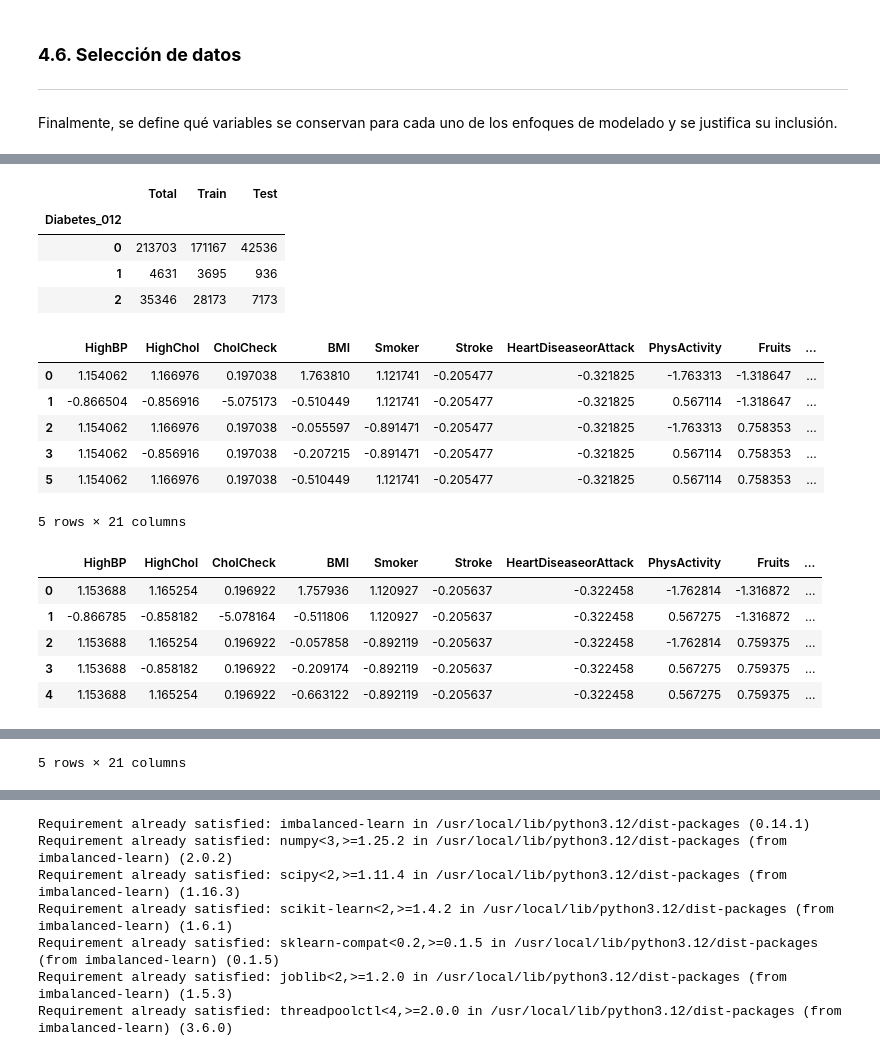
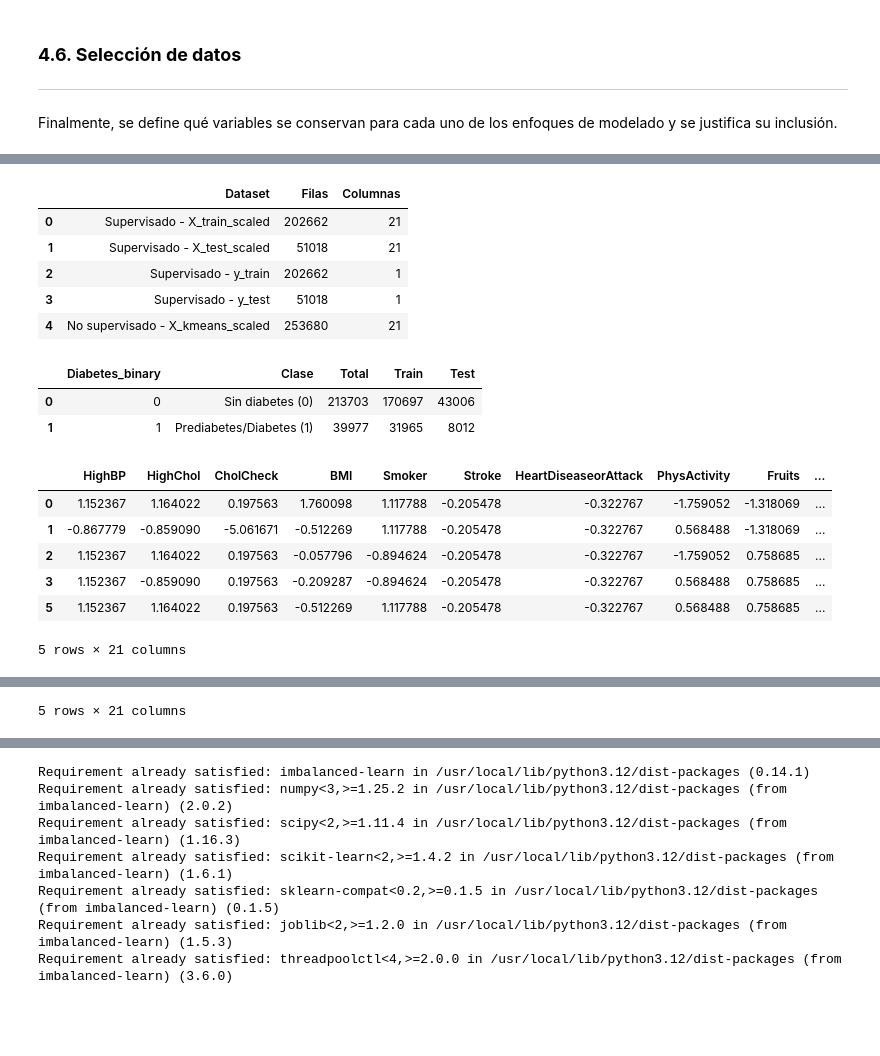
Before and after one commit to Locotin/diplomado-mlds, a Jupyter notebook: Proyecto/M2U4_fase_3_Preparación_de_los_datos.ipynb, the cells around one changed output, grey strips where cells are left out. Drawn from its saved outputs; the diff is of its cells as text; code cells hidden in the pictures; blank space fills up the shorter version.

```diff
--- a/Proyecto/M2U4_fase_3_Preparación_de_los_datos.ipynb
+++ b/Proyecto/M2U4_fase_3_Preparación_de_los_datos.ipynb
@@ -958,7 +958,19 @@ Con base en la inspección realizada, el conjunto no presenta evidencia de corru
 Finalmente, se define qué variables se conservan para cada uno de los enfoques de modelado y se justifica su inclusión.
 # %%
 target_column = "Diabetes_012"
-feature_columns = [column for column in prepared_df.columns if column != target_column]
+supervised_target_column = "Diabetes_binary"
+supervised_target_mapping = {0: 0, 1: 1, 2: 1}
+binary_class_ids = [0, 1]
+binary_class_labels = ["Sin diabetes (0)", "Prediabetes/Diabetes (1)"]
+
+prepared_df[supervised_target_column] = (
+    prepared_df[target_column].replace(supervised_target_mapping).astype(int)
+)
+
+feature_columns = [
+    column for column in prepared_df.columns
+    if column not in [target_column, supervised_target_column]
+]
 
 binary_feature_columns = [column for column in binary_columns if column in feature_columns]
 ordinal_feature_columns = [column for column in ["GenHlth", "Age", "Education", "Income"] if column in feature_columns]
@@ -966,7 +978,8 @@ count_feature_columns = [column for column in ["BMI", "MentHlth", "PhysHlth"] if
 
 selection_summary = pd.DataFrame(
     [
-        {"Grupo": "Objetivo", "Variables": ", ".join([target_column]), "Uso supervisado": "Variable objetivo", "Uso K-means": "Se excluye"},
+        {"Grupo": "Objetivo original", "Variables": target_column, "Uso supervisado": "Referencia para la fusión", "Uso K-means": "Se excluye"},
+        {"Grupo": "Objetivo supervisado", "Variables": supervised_target_column, "Uso supervisado": "Variable objetivo binaria", "Uso K-means": "Se excluye"},
         {"Grupo": "Binarias", "Variables": ", ".join(binary_feature_columns), "Uso supervisado": "Se incluyen", "Uso K-means": "Se incluyen"},
         {"Grupo": "Ordinales", "Variables": ", ".join(ordinal_feature_columns), "Uso supervisado": "Se incluyen", "Uso K-means": "Se incluyen"},
         {"Grupo": "Conteo / magnitud", "Variables": ", ".join(count_feature_columns), "Uso supervisado": "Se incluyen", "Uso K-means": "Se incluyen"},
@@ -979,12 +992,14 @@ selection_size_summary = pd.DataFrame(
             "Registros disponibles para modelado",
             "Variables predictoras",
             "Variables en el problema supervisado",
+            "Clases del problema supervisado",
             "Variables en el problema no supervisado",
         ],
         "Valor": [
             len(prepared_df),
             len(feature_columns),
             len(feature_columns) + 1,
+            len(binary_class_ids),
             len(feature_columns),
         ],
     }
@@ -1024,7 +1041,7 @@ prepared_with_groups["duplicate_group_id"] = (
 )
 
 X_supervised = prepared_with_groups[feature_columns].copy()
-y_supervised = prepared_with_groups[target_column].astype(int).copy()
+y_supervised = prepared_with_groups[supervised_target_column].astype(int).copy()
 duplicate_groups = prepared_with_groups["duplicate_group_id"].copy()
 
 group_splitter = StratifiedGroupKFold(n_splits=5, shuffle=True, random_state=42)
@@ -1053,15 +1070,21 @@ X_test_scaled = pd.DataFrame(
     index=X_test.index,
 )
 
-y_train_onehot = pd.get_dummies(y_train).reindex(columns=[0, 1, 2], fill_value=0)
-y_test_onehot = pd.get_dummies(y_test).reindex(columns=[0, 1, 2], fill_value=0)
-
 X_unsupervised = prepared_df[feature_columns].copy()
 kmeans_scaler = StandardScaler()
 X_kmeans_scaled = pd.DataFrame(
     kmeans_scaler.fit_transform(X_unsupervised),
     columns=feature_columns,
     index=X_unsupervised.index,
+)
+
+target_merge_summary = (
+    prepared_with_groups.groupby([target_column, supervised_target_column])
+    .size()
+    .rename("Registros")
+    .reset_index()
+    .sort_values([target_column, supervised_target_column])
+    .reset_index(drop=True)
 )
 
 group_split_summary = pd.DataFrame(
@@ -1092,8 +1115,6 @@ model_ready_summary = pd.DataFrame(
             "Supervisado - X_test_scaled",
             "Supervisado - y_train",
             "Supervisado - y_test",
-            "Supervisado - y_train_onehot",
-            "Supervisado - y_test_onehot",
             "No supervisado - X_kmeans_scaled",
         ],
         "Filas": [
@@ -1101,8 +1122,6 @@ model_ready_summary = pd.DataFrame(
             len(X_test_scaled),
             len(y_train),
             len(y_test),
-            len(y_train_onehot),
-            len(y_test_onehot),
             len(X_kmeans_scaled),
         ],
         "Columnas": [
@@ -1110,8 +1129,6 @@ model_ready_summary = pd.DataFrame(
             X_test_scaled.shape[1],
             1,
             1,
-            y_train_onehot.shape[1],
-            y_test_onehot.shape[1],
             X_kmeans_scaled.shape[1],
         ],
     }
@@ -1125,7 +1142,15 @@ class_distribution_summary = pd.concat(
     ],
     axis=1,
 ).fillna(0).astype(int)
+class_distribution_summary.index.name = supervised_target_column
+class_distribution_summary["Clase"] = class_distribution_summary.index.map(
+    dict(zip(binary_class_ids, binary_class_labels))
+)
+class_distribution_summary = class_distribution_summary.reset_index()[
+    [supervised_target_column, "Clase", "Total", "Train", "Test"]
+]
 
+display(target_merge_summary)
 display(group_split_summary)
 display(model_ready_summary)
 display(class_distribution_summary)
@@ -1150,18 +1171,16 @@ display(X_kmeans_scaled.head())
-|  | Total | Train | Test |
-| Diabetes_012 |  |  |  |
-| 0 | 213703 | 171167 | 42536 |
-| 1 | 4631 | 3695 | 936 |
-| 2 | 35346 | 28173 | 7173 |
+|  | Dataset | Filas | Columnas |
+| 0 | Supervisado - X_train_scaled | 202662 | 21 |
+| 1 | Supervisado - X_test_scaled | 51018 | 21 |
+| 2 | Supervisado - y_train | 202662 | 1 |
+| 3 | Supervisado - y_test | 51018 | 1 |
+| 4 | No supervisado - X_kmeans_scaled | 253680 | 21 |
-|  | HighBP | HighChol | CholCheck | BMI | Smoker | Stroke | HeartDiseaseorAttack | PhysActivity | Fruits | ... |
-| 0 | 1.154062 | 1.166976 | 0.197038 | 1.763810 | 1.121741 | -0.205477 | -0.321825 | -1.763313 | -1.318647 | ... |
-| 1 | -0.866504 | -0.856916 | -5.075173 | -0.510449 | 1.121741 | -0.205477 | -0.321825 | 0.567114 | -1.318647 | ... |
-| 2 | 1.154062 | 1.166976 | 0.197038 | -0.055597 | -0.891471 | -0.205477 | -0.321825 | -1.763313 | 0.758353 | ... |
-| 3 | 1.154062 | -0.856916 | 0.197038 | -0.207215 | -0.891471 | -0.205477 | -0.321825 | 0.567114 | 0.758353 | ... |
-| 5 | 1.154062 | 1.166976 | 0.197038 | -0.510449 | 1.121741 | -0.205477 | -0.321825 | 0.567114 | 0.758353 | ... |
+|  | Diabetes_binary | Clase | Total | Train | Test |
+| 0 | 0 | Sin diabetes (0) | 213703 | 170697 | 43006 |
+| 1 | 1 | Prediabetes/Diabetes (1) | 39977 | 31965 | 8012 |
+|  | HighBP | HighChol | CholCheck | BMI | Smoker | Stroke | HeartDiseaseorAttack | PhysActivity | Fruits | ... |
+| 0 | 1.152367 | 1.164022 | 0.197563 | 1.760098 | 1.117788 | -0.205478 | -0.322767 | -1.759052 | -1.318069 | ... |
+| 1 | -0.867779 | -0.859090 | -5.061671 | -0.512269 | 1.117788 | -0.205478 | -0.322767 | 0.568488 | -1.318069 | ... |
+| 2 | 1.152367 | 1.164022 | 0.197563 | -0.057796 | -0.894624 | -0.205478 | -0.322767 | -1.759052 | 0.758685 | ... |
+| 3 | 1.152367 | -0.859090 | 0.197563 | -0.209287 | -0.894624 | -0.205478 | -0.322767 | 0.568488 | 0.758685 | ... |
+| 5 | 1.152367 | 1.164022 | 0.197563 | -0.512269 | 1.117788 | -0.205478 | -0.322767 | 0.568488 | 0.758685 | ... |
 5 rows × 21 columns
-|  | HighBP | HighChol | CholCheck | BMI | Smoker | Stroke | HeartDiseaseorAttack | PhysActivity | Fruits | ... |
-| 0 | 1.153688 | 1.165254 | 0.196922 | 1.757936 | 1.120927 | -0.205637 | -0.322458 | -1.762814 | -1.316872 | ... |
-| 1 | -0.866785 | -0.858182 | -5.078164 | -0.511806 | 1.120927 | -0.205637 | -0.322458 | 0.567275 | -1.316872 | ... |
-| 2 | 1.153688 | 1.165254 | 0.196922 | -0.057858 | -0.892119 | -0.205637 | -0.322458 | -1.762814 | 0.759375 | ... |
-| 3 | 1.153688 | -0.858182 | 0.196922 | -0.209174 | -0.892119 | -0.205637 | -0.322458 | 0.567275 | 0.759375 | ... |
-| 4 | 1.153688 | 1.165254 | 0.196922 | -0.663122 | -0.892119 | -0.205637 | -0.322458 | 0.567275 | 0.759375 | ... |
```
Also changed, not shown: parts of 12 cells of this notebook, 3 other files.
